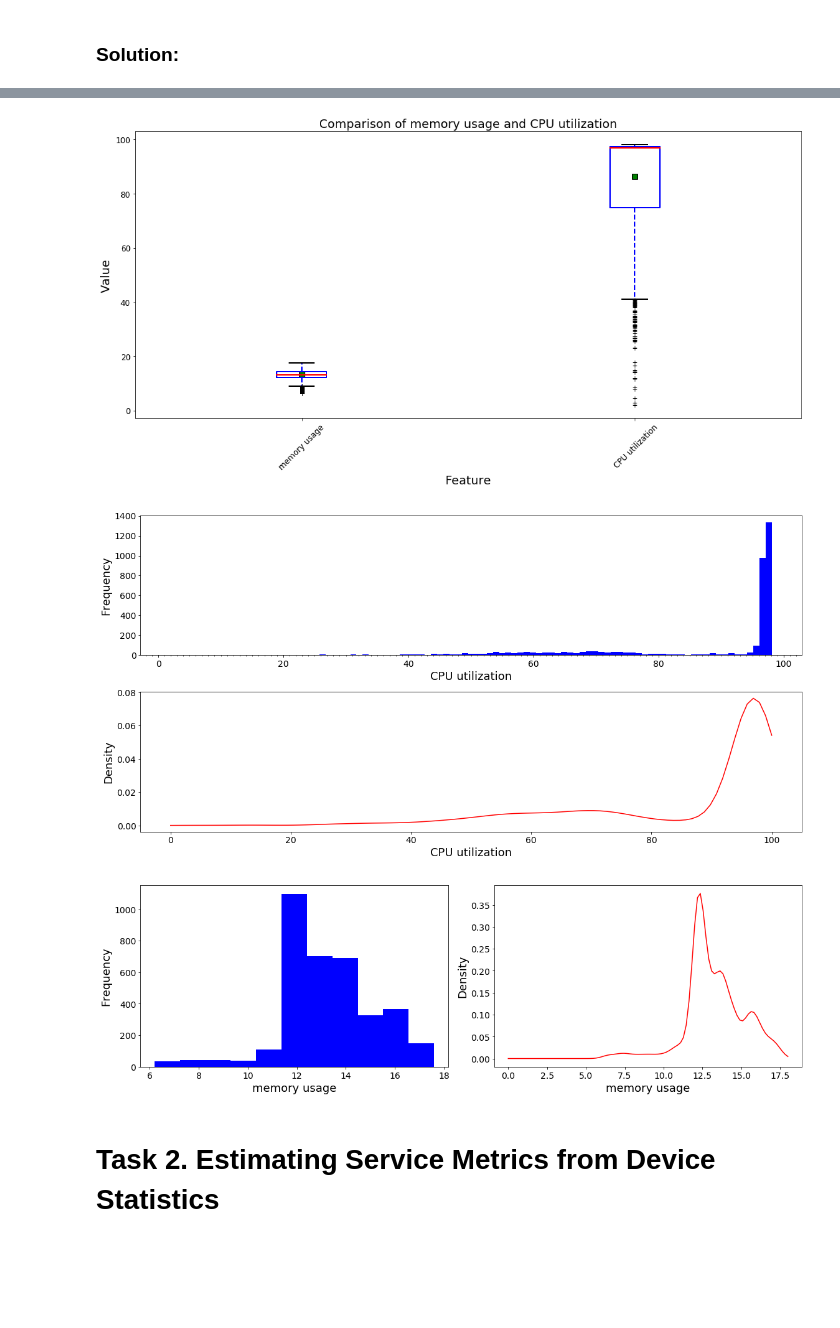
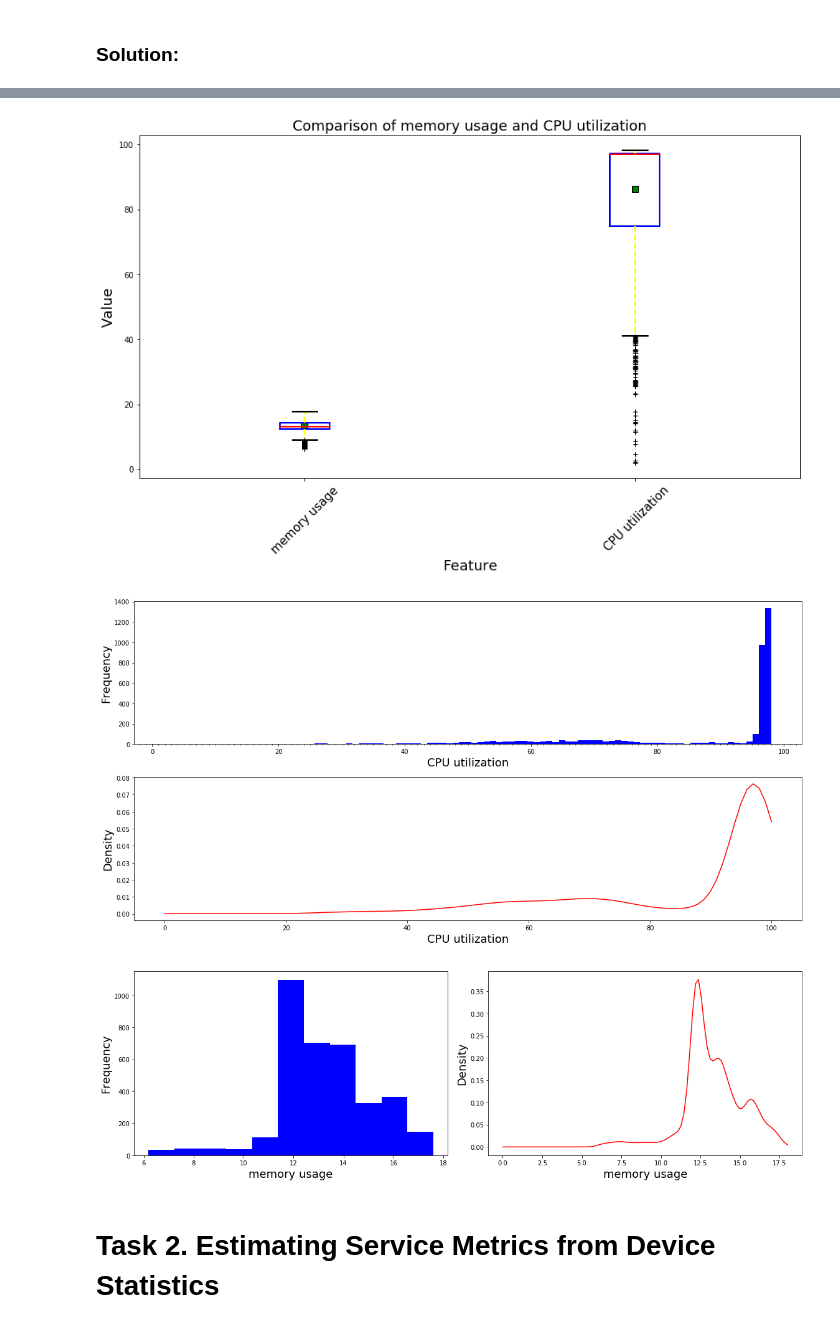
Before and after one commit to JianiJiang/SLAs-Estimation-using-Machine-Learning, a Jupyter notebook: JianiJiang_Task1&2.ipynb, the cells around one changed output, grey strips where cells are left out. Cells and saved outputs as stored; diff of their text form; code cells hidden in the pictures; blank space fills up the shorter version.

```diff
--- a/JianiJiang_Task1&2.ipynb
+++ b/JianiJiang_Task1&2.ipynb
@@ -131,81 +131,89 @@ plt.show()
 # %%
 #Box plot of both features in a single plot.
-
+#Create a figure and a set of subplots.
 fig, axes = plt.subplots(figsize=(15, 8))
-fig.subplots_adjust(left=0.1, right=0.9, top=1, bottom=0.2)
 axes.set_title('Comparison of memory usage and CPU utilization',fontsize = 18)
 axes.set_xlabel('Feature',fontsize = 18)
 axes.set_ylabel('Value',fontsize = 18)
 
-
+#draw the mean value as a small green box
 mem_use = X['%%memused']
 cpu_uti = X['all_%%usr']
-plt.plot(1,mem_use.mean(),'s', markersize=8, markerfacecolor='green', markeredgecolor='black')
-plt.plot(2,cpu_uti.mean(),'s', markersize=8, markerfacecolor='green', markeredgecolor='black')
+plt.plot(1,mem_use.mean(),marker='s', markersize=8, markerfacecolor='green', markeredgecolor='black')
+plt.plot(2,cpu_uti.mean(),marker='s', markersize=8, markerfacecolor='green', markeredgecolor='black')
+
+#draw the boxs of mem_use,cpu_uti
 data = [mem_use,cpu_uti]
 bp = axes.boxplot(data)
-
 
 # Change outline color, fill color and linewidth of the boxes
 for box in bp['boxes']:
     # change outline color
     box.set( color='blue', linewidth=2)
 
 # Change color and linewidth of the whiskers
 for whisker in bp['whiskers']:
-    whisker.set(color='blue', linewidth=2, linestyle='dashed')
+    whisker.set(color='yellow', linewidth=2, linestyle='dashed')
 
 # Change color and linewidth of the caps
 for cap in bp['caps']:
-    cap.set(color='#000000', linewidth=2)
+    cap.set(color='black', linewidth=2)
 
 # Change color and linewidth of the medians
 for median in bp['medians']:
     median.set(color='red', linewidth=2)
 
 # change the style of fliers and their fill
 for flier in bp['fliers']:
-    flier.set(marker='+', color='blue', alpha=1)
+    flier.set(marker='+', alpha=1)
 
+#set tick labels
 randomDists = ['memory usage', ' CPU utilization']
 axes.set_xticklabels(randomDists,
-                    rotation=45, fontsize=12)
-plt.tick_params(axis='both', which='major', labelsize=12)
-plt.tight_layout()
+                    rotation=45, fontsize=15)
 plt.show()
 # %% [output]
-[figure, old version]
+[figure, new version]
 # %%
 #Density plots of memory usage ("%%memused") and CPU utilization ("all_%%usr"),
 #Histograms of both these features, four plots in all.
 import math
 from matplotlib.ticker import MultipleLocator, FormatStrFormatter
+#Create a figure and a set of subplots.
+fig, axes = plt.subplots(nrows=2, ncols=1, figsize=(16, 8))
 
-fig, axes = plt.subplots(nrows=2, ncols=1, figsize=(16, 8))
+# tick locator:initialized with a base 1, and it ticks that are multiples of that base.
+#so each interval of X axis is 1
 xminorLocator= MultipleLocator(1)
+
 # Plots of CPU utilization
+#calculate the bin size
 mem_bins = math.ceil(X['all_%%usr'].max()-X['all_%%usr'].min())
+
+#set the tick locating of x axis
 axes[0].xaxis.set_minor_locator(xminorLocator)
+
+#Plot a histogram.
 axes[0].hist(X['all_%%usr'],bins=mem_bins,color='b')
 axes[0].set_xlabel('CPU utilization', fontsize=18)
 axes[0].set_ylabel('Frequency', fontsize=18)
-axes[0].tick_params(axis='both', which='major', labelsize=14)
-axes[0].tick_params(axis='both', which='minor', labelsize=14)
 
-X['all_%%usr'].plot.kde(ind=np.linspace(0,100,99),color='r')
+#Generate Kernel Density Estimate plot using Gaussian kernels. KDE evaluate at the points passed.
+#The points are evenly spaced numbers from 0 to 100 over a specified interval 1. Number of samples=100.
+X['all_%%usr'].plot.kde(ind=np.linspace(0,100,100),color='r')
 axes[1].set_xlabel('CPU utilization', fontsize=18)
 axes[1].set_ylabel('Density', fontsize=18)
-axes[1].tick_params(axis='both', which='major', labelsize=14)
-axes[1].tick_params(axis='both', which='minor', labelsize=14)
 
+
+#adjust subplot params so that subplots are nicely fit in the figure
 plt.tight_layout()
 plt.show()
 # %% [output]
-[figure, old version]
+[figure, new version]
 # %%
 #Density plots of memory usage ("%%memused") and CPU utilization ("all_%%usr"),
 #Histograms of both these features, four plots in all.
-
+#Create a figure and a set of subplots.
 fig, axes = plt.subplots(nrows=1, ncols=2, figsize=(16, 5))
 
 # Plots of memory usage
@@ -213,21 +221,16 @@ mem_bins = int(X['%%memused'].max()-X['%%memused'].min())
 axes[0].hist(X['%%memused'],bins=mem_bins,color='b')
 axes[0].set_xlabel('memory usage', fontsize=18)
 axes[0].set_ylabel('Frequency', fontsize=18)
-axes[0].tick_params(axis='both', which='major', labelsize=14)
-axes[0].tick_params(axis='both', which='minor', labelsize=14)
 
 X['%%memused'].plot.kde(ind=np.linspace(0,18,100),color='r')
 axes[1].set_xlabel('memory usage', fontsize=18)
 axes[1].set_ylabel('Density', fontsize=18)
-axes[1].tick_params(axis='both', which='major', labelsize=14)
-axes[1].tick_params(axis='both', which='minor', labelsize=14)
 
-
-
+#adjust subplot params so that subplots are nicely fit in the figure
 plt.tight_layout()
 plt.show()
 # %% [output]
-[figure, old version]
+[figure, new version]
 # %% [markdown]
 # Task 2. Estimating  Service Metrics from Device Statistics
 # %% [markdown]
```
Also changed, not shown: parts of 8 cells of this notebook, 7 other files.
